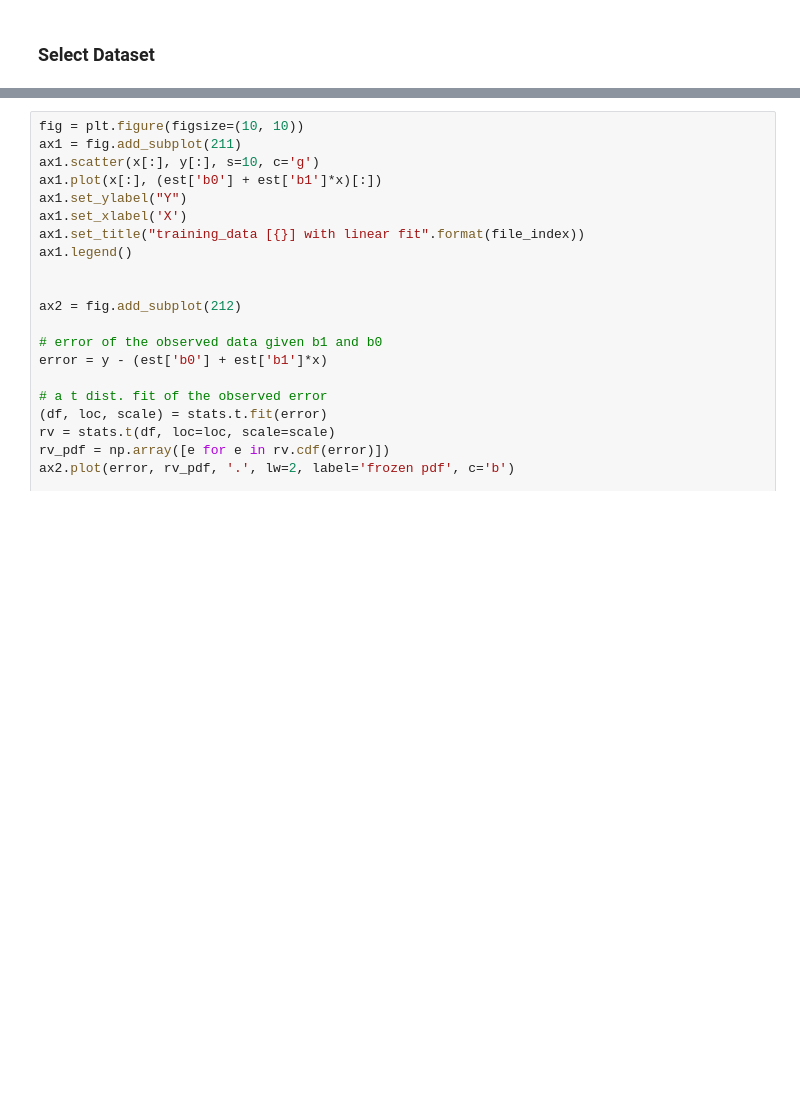
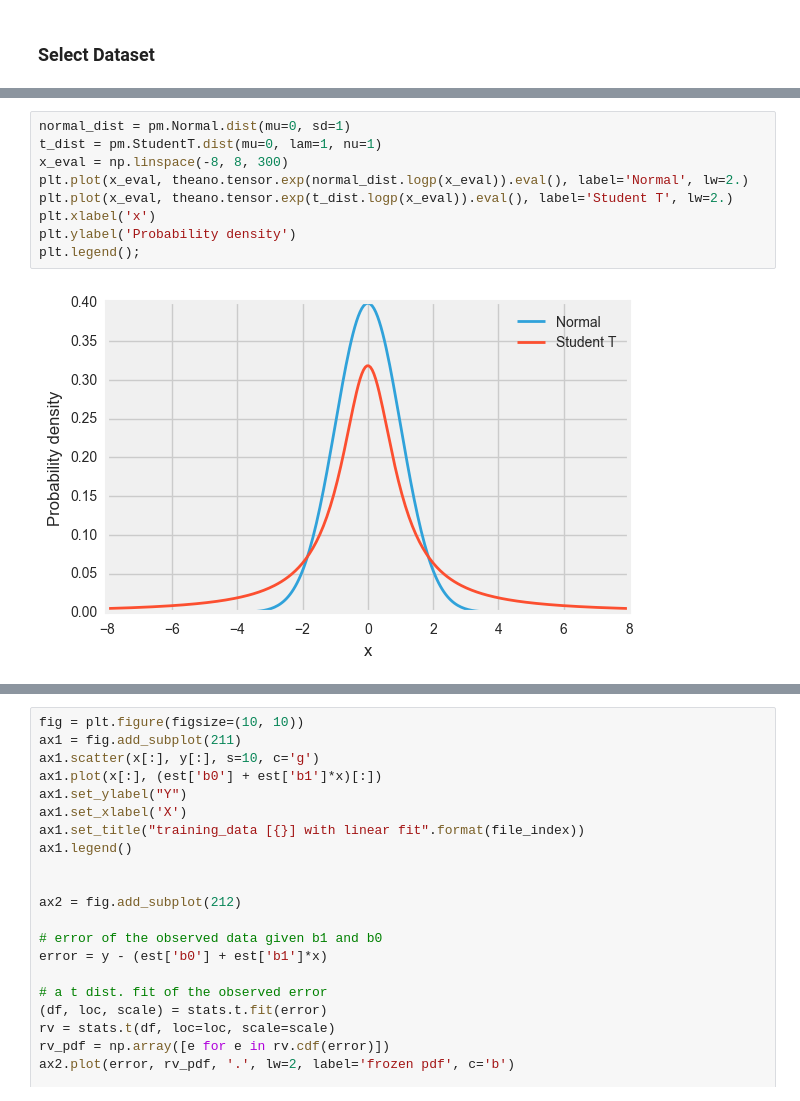
Before and after one commit to shkr/eigen_notebook, a Jupyter notebook: Problem1/bayesian_glm.ipynb, the cells around one changed output, grey strips where cells are left out. Drawn from its saved outputs; the diff is of its cells as text; blank space fills up the shorter version.

```diff
--- a/Problem1/bayesian_glm.ipynb
+++ b/Problem1/bayesian_glm.ipynb
@@ -189,0 +105,11 @@ class LinearModelWithError(object):
+# %%
+normal_dist = pm.Normal.dist(mu=0, sd=1)
+t_dist = pm.StudentT.dist(mu=0, lam=1, nu=1)
+x_eval = np.linspace(-8, 8, 300)
+plt.plot(x_eval, theano.tensor.exp(normal_dist.logp(x_eval)).eval(), label='Normal', lw=2.)
+plt.plot(x_eval, theano.tensor.exp(t_dist.logp(x_eval)).eval(), label='Student T', lw=2.)
+plt.xlabel('x')
+plt.ylabel('Probability density')
+plt.legend();
+# %% [output]
+[figure, added]
```
Also changed, not shown: parts of 9 cells of this notebook.
